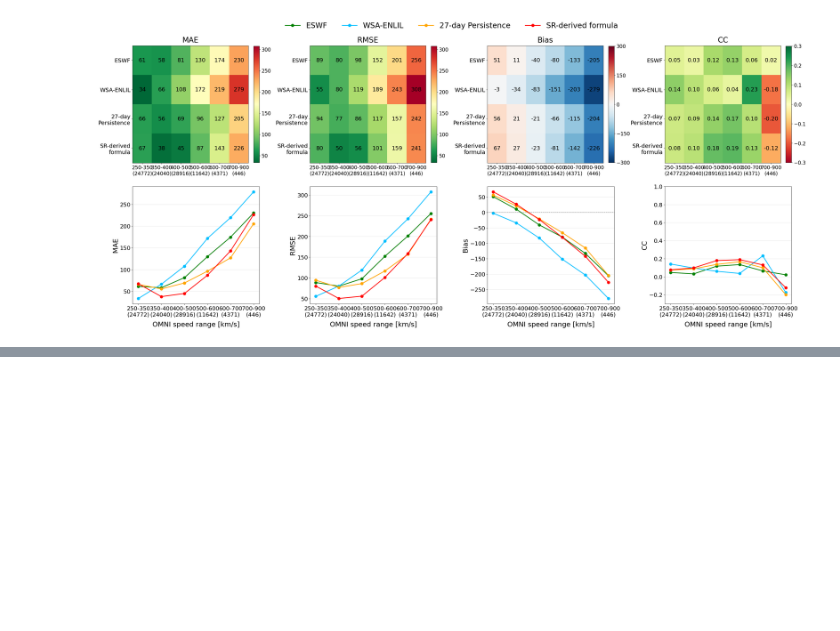
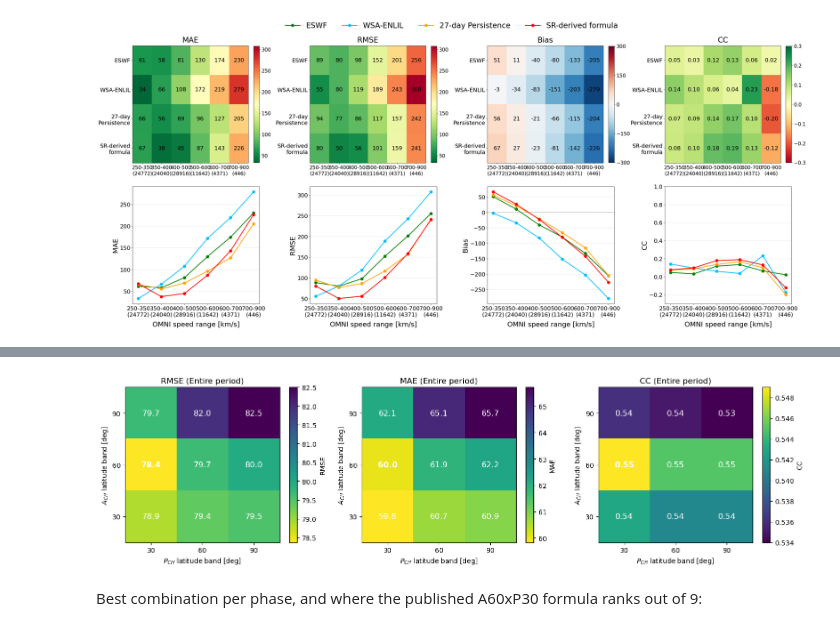
Before and after one commit to coffee77iruk/SR_SWspeed, a Jupyter notebook: notebooks/05_verify_performance.ipynb, the cells around one changed output, grey strips where cells are left out. Saved outputs shown, nothing was run; the diff lists cells and outputs as text; code cells hidden in the pictures; blank space fills up the shorter version.

Commit message:
Add latitude-band combination section to notebook 05

```diff
--- a/notebooks/05_verify_performance.ipynb
+++ b/notebooks/05_verify_performance.ipynb
@@ -111,0 +118,12 @@ plt.show()
+# %%
+from evaluation.model_comparison import evaluate_latitude_combinations
+from viz.performance import plot_latitude_combo_heatmap
+
+combo_df = evaluate_latitude_combinations(df)
+
+plot_latitude_combo_heatmap(combo_df, phase="Entire")
+plt.show()
+# %% [output]
+[figure, added]
+# %% [markdown]
+Best combination per phase, and where the published A60xP30 formula ranks out of 9:
```
Also changed, not shown: parts of 2 cells of this notebook.
